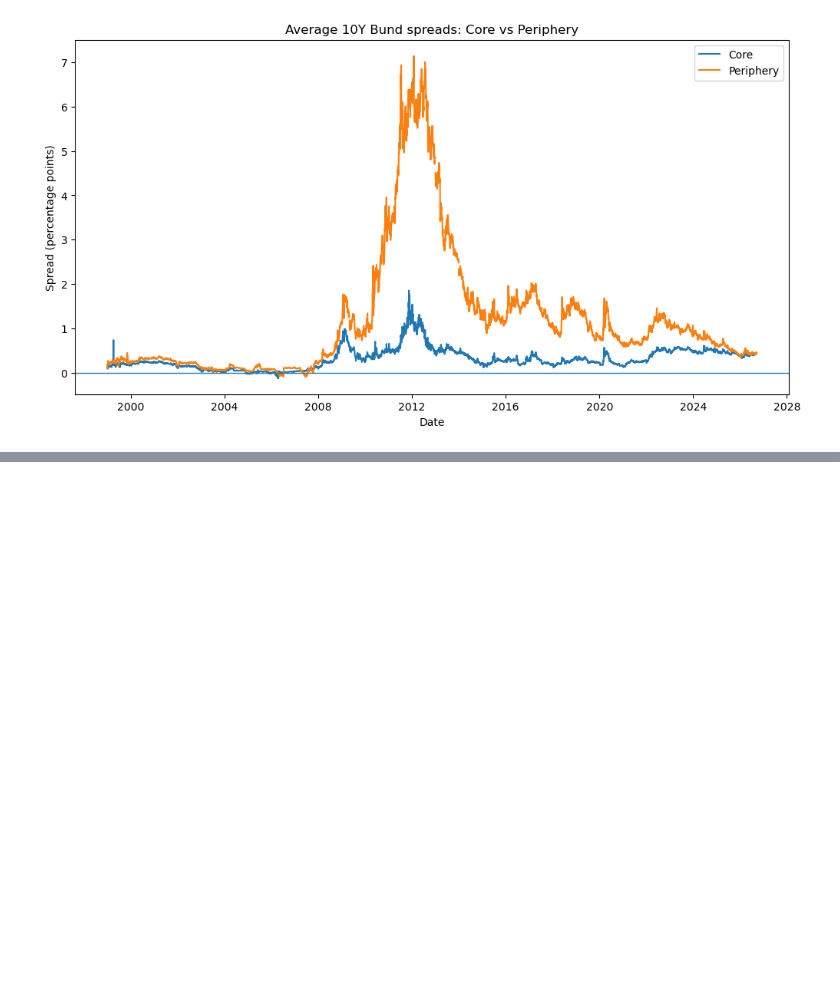
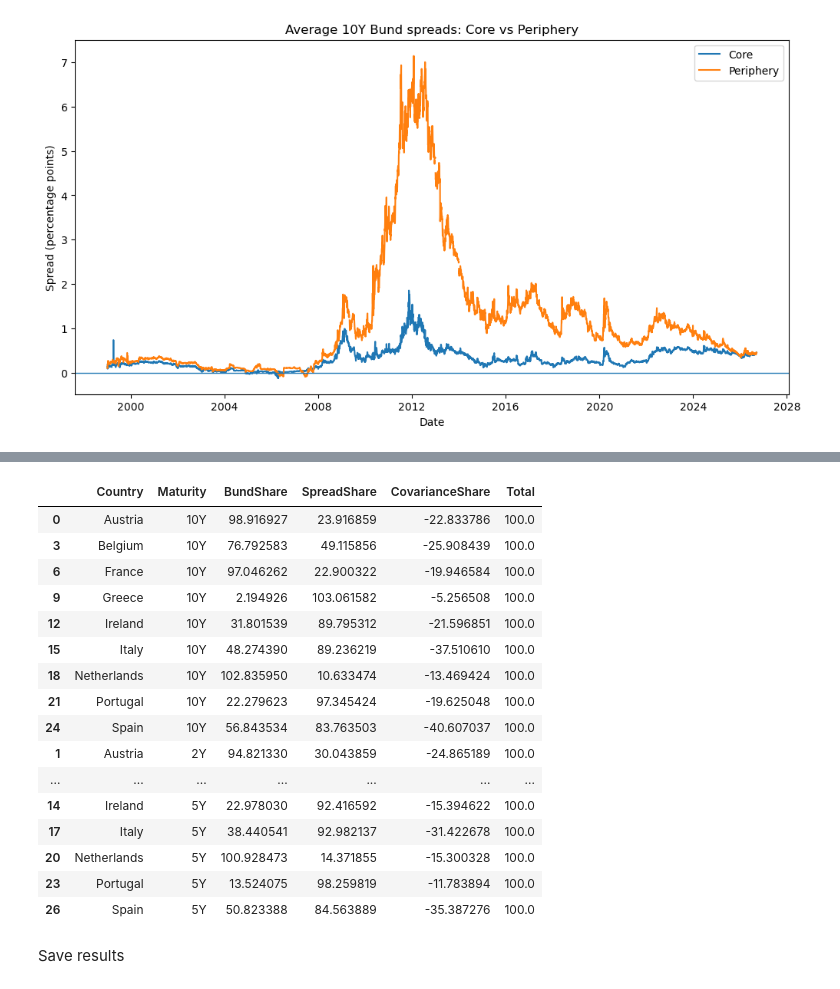
Before and after one commit to DrDynamist/ECB_Sovereigns, a Jupyter notebook: code1.ipynb, the cells around one changed output, grey strips where cells are left out. Saved outputs shown, nothing was run; the diff lists cells and outputs as text; code cells hidden in the pictures; blank space fills up the shorter version.

```diff
--- a/code1.ipynb
+++ b/code1.ipynb
@@ -558,0 +652,30 @@ plt.show()
+# %%
+italy10["BundChange"] = (
+    italy10["BundYield"].diff()
+)
+
+italy10[
+    ["YieldChange", "BundChange", "SpreadChange"]
+].corr()
+
+italy_var = italy10[
+    ["YieldChange", "BundChange", "SpreadChange"]
+].dropna()
+# %%
+var_yield = italy_var["YieldChange"].var()
+var_bund = italy_var["BundChange"].var()
+var_spread = italy_var["SpreadChange"].var()
+
+cov_bs = italy_var[
+    ["BundChange", "SpreadChange"]
+].cov().iloc[0, 1]
+
+print("Yield variance:", var_yield)
+print("Bund variance:", var_bund)
+print("Spread variance:", var_spread)
+print("2*Covariance:", 2 * cov_bs)
+
+print(
+    "Check:",
+    var_bund + var_spread + 2 * cov_bs
+)
@@ -558,0 +752,8 @@ plt.show()
+# %%
+variance_decomp["Total"] = (
+    variance_decomp["BundShare"]
+    + variance_decomp["SpreadShare"]
+    + variance_decomp["CovarianceShare"]
+)
+
+variance_decomp["Total"].describe()
@@ -558,0 +770,27 @@ plt.show()
+# %%
+for col in ["BundShare", "SpreadShare", "CovarianceShare", "Total"]:
+    variance_decomp[col] *= 100
+# %%
+variance_decomp.sort_values(
+    ["Maturity", "Country"]
+)
+# %% [output]
+|  | Country | Maturity | BundShare | SpreadShare | CovarianceShare | Total |
+| 0 | Austria | 10Y | 98.916927 | 23.916859 | -22.833786 | 100.0 |
+| 3 | Belgium | 10Y | 76.792583 | 49.115856 | -25.908439 | 100.0 |
+| 6 | France | 10Y | 97.046262 | 22.900322 | -19.946584 | 100.0 |
+| 9 | Greece | 10Y | 2.194926 | 103.061582 | -5.256508 | 100.0 |
+| 12 | Ireland | 10Y | 31.801539 | 89.795312 | -21.596851 | 100.0 |
+| 15 | Italy | 10Y | 48.274390 | 89.236219 | -37.510610 | 100.0 |
+| 18 | Netherlands | 10Y | 102.835950 | 10.633474 | -13.469424 | 100.0 |
+| 21 | Portugal | 10Y | 22.279623 | 97.345424 | -19.625048 | 100.0 |
+| 24 | Spain | 10Y | 56.843534 | 83.763503 | -40.607037 | 100.0 |
+| 1 | Austria | 2Y | 94.821330 | 30.043859 | -24.865189 | 100.0 |
+| ... | ... | ... | ... | ... | ... | ... |
+| 14 | Ireland | 5Y | 22.978030 | 92.416592 | -15.394622 | 100.0 |
+| 17 | Italy | 5Y | 38.440541 | 92.982137 | -31.422678 | 100.0 |
+| 20 | Netherlands | 5Y | 100.928473 | 14.371855 | -15.300328 | 100.0 |
+| 23 | Portugal | 5Y | 13.524075 | 98.259819 | -11.783894 | 100.0 |
+| 26 | Spain | 5Y | 50.823388 | 84.563889 | -35.387276 | 100.0 |
+# %% [markdown]
+Save results
```
Also changed, not shown: parts of 10 cells of this notebook, 2 other files.
